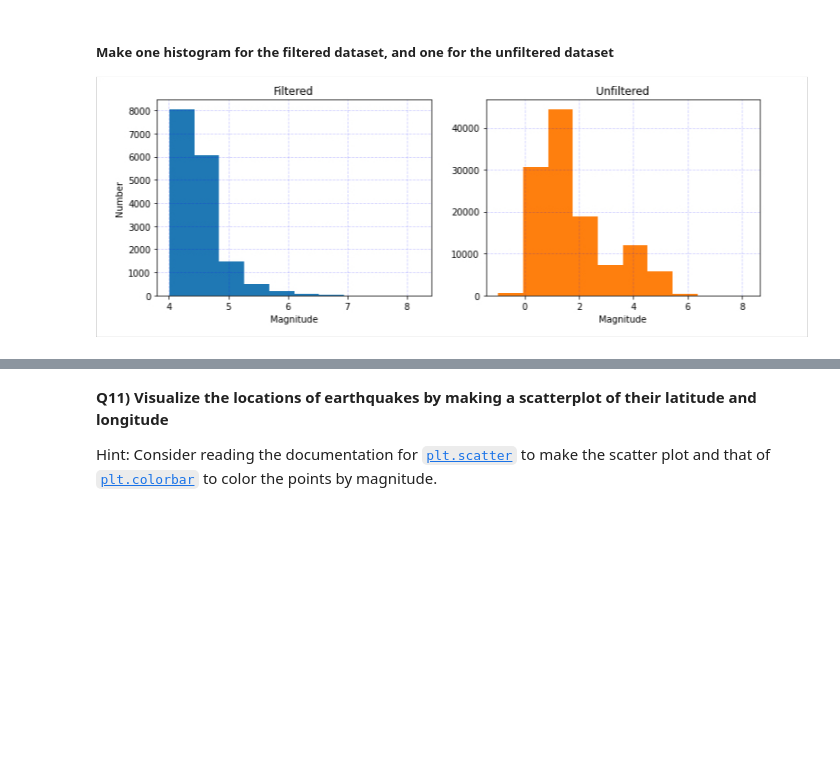
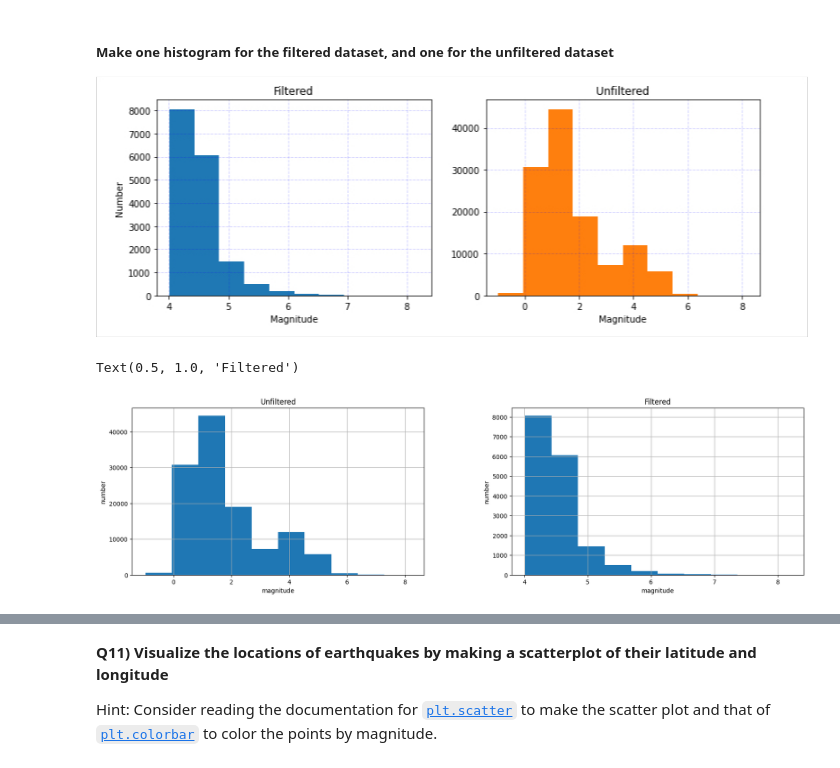
Before and after one commit to svoll1105/2025_Intro_Python, a Jupyter notebook: notebook/W3_S1.ipynb, the cells around one changed output, grey strips where cells are left out. Drawn from its saved outputs; the diff is of its cells as text; code cells hidden in the pictures; blank space fills up the shorter version.

```diff
--- a/notebook/W3_S1.ipynb
+++ b/notebook/W3_S1.ipynb
@@ -487,19 +500,23 @@ __.______(___)
 # %%
 # Make a figure with two subplots, and use one subplot to show the filtered dataset histogram and the other for the unfiltered dataset histogram
 
 # First subplot: unfiltered dataset
+plt.figure(figsize=(20,5))
 plt.subplot(1,2,1)
 df.hist('mag', ax=plt.gca())  # ax=plt.gca() permet d’utiliser le subplot actuel
 plt.xlabel('magnitude')
 plt.ylabel('number')
 plt.title('Unfiltered')
 
 # Second subplot: filtered dataset
 plt.subplot(1,2,2)
 filtered_df.hist('mag', ax=plt.gca())
 plt.xlabel('magnitude')
 plt.ylabel('number')
 plt.title('Filtered')
+# %% [output]
+Text(0.5, 1.0, 'Filtered')
+[figure, added]
 # %%
 #@markdown Fill in the blank version. Double click to reveal
 # Make one histogram for the filtered dataset, and one for the unfiltered dataset
```
Also changed, not shown: parts of 9 cells of this notebook.
